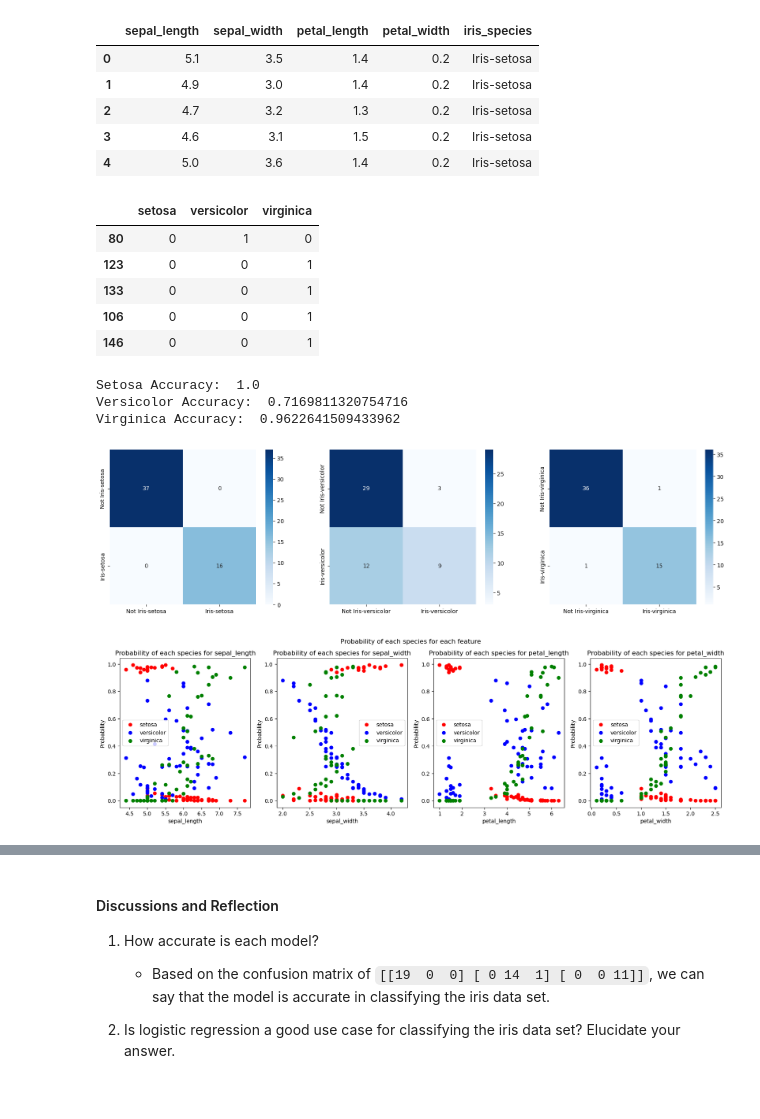
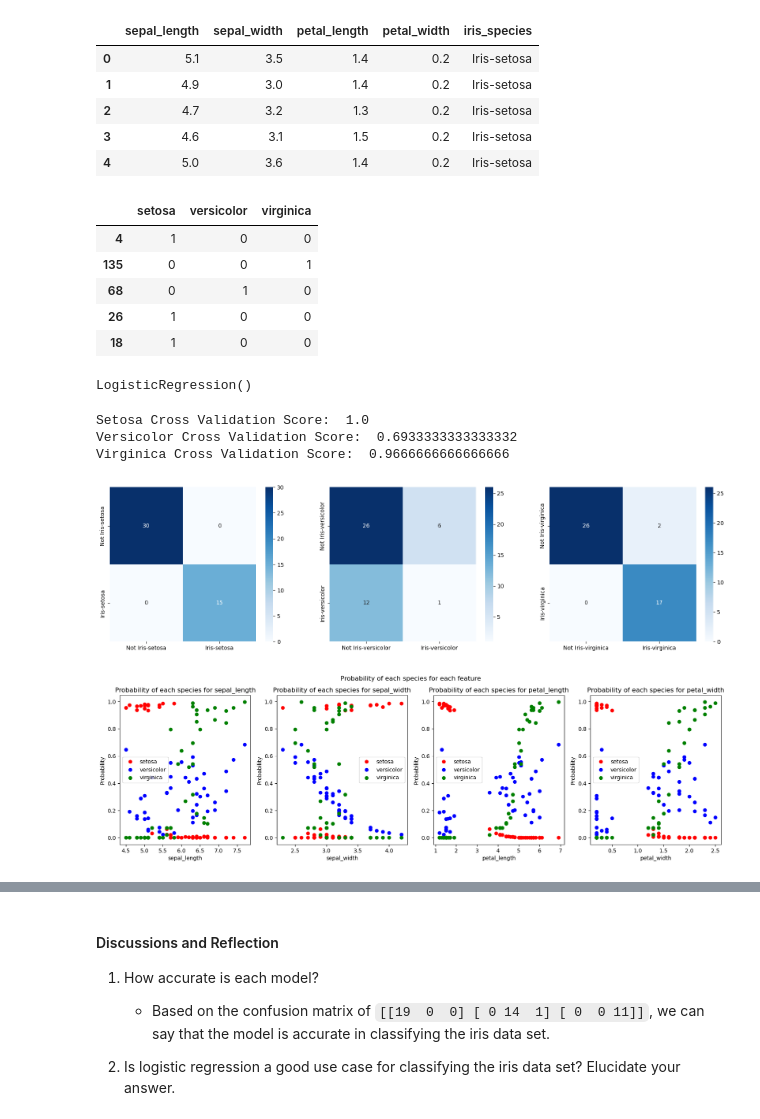
Before and after one commit to Pipaolo/cs-machine-learning, a Jupyter notebook: machinelearning_activity3.ipynb, the cells around one changed output, grey strips where cells are left out. Drawn from its saved outputs; the diff is of its cells as text; code cells hidden in the pictures; blank space fills up the shorter version.

Commit message:
fix: fixed training data for activity for the day 3

```diff
--- a/machinelearning_activity3.ipynb
+++ b/machinelearning_activity3.ipynb
@@ -86,19 +86,13 @@ def load_data():
     return x, y, df
 
 def split_data(x, y):
-    x_train, x_test, y_train, y_test = train_test_split(x, y, test_size=0.35, random_state=0)
+    x_train, x_test, y_train, y_test = train_test_split(x, y, test_size=0.30, )
     # Transform the data
-    sc = StandardScaler()
-    x_train = sc.fit_transform(x_train)
-    x_test = sc.transform(x_test)
+    # sc = StandardScaler()
+    # x_train = sc.fit_transform(x_train)
+    # x_test = sc.transform(x_test)
 
-    return x_train, x_test, y_train, y_test, sc
-
-def train_data(x_train, x_test, y_train, y_test):
-    # Train the model
-    classifier = LogisticRegression(random_state=0)
-    classifier.fit(x_train, y_train)
-    return classifier
+    return x_train, x_test, y_train, y_test
 
 def predict_data(classifier, values):
     values = np.array(values).reshape(1, -1)
@@ -122,41 +116,49 @@ def show_confusion_matrix(species:str, y_test, y_pred, ax=None):
     plt.ylabel('Actual')
 # %%
 x, grouped_y, df = load_data()
-x_train, x_test, y_train, y_test,sc = split_data(x, grouped_y)
-x_train_set, y_train_set = sc.inverse_transform(x_train), y_train
-x_test_set, y_test_set = sc.inverse_transform(x_test), y_test
+x_train, x_test, y_train, y_test = split_data(x, grouped_y)
 
 y_train.head()
 # %% [output]
 |  | setosa | versicolor | virginica |
-| 80 | 0 | 1 | 0 |
-| 123 | 0 | 0 | 1 |
-| 133 | 0 | 0 | 1 |
-| 106 | 0 | 0 | 1 |
-| 146 | 0 | 0 | 1 |
+| 4 | 1 | 0 | 0 |
+| 135 | 0 | 0 | 1 |
+| 68 | 0 | 1 | 0 |
+| 26 | 1 | 0 | 0 |
+| 18 | 1 | 0 | 0 |
 # %%
 # Create the different models for each species
 setosa_y_train = y_train['setosa']
 setosa_y_test = y_test['setosa']
-setosa_classifier = train_data(x_train, x_test, setosa_y_train, setosa_y_test)
+setosa_classifier = LogisticRegression()
+setosa_classifier.fit(x_train, setosa_y_train)
 
 
 versicolor_y_train = y_train['versicolor']
 versicolor_y_test = y_test['versicolor']
-versicolor_classifier = train_data(x_train, x_test, versicolor_y_train, versicolor_y_test)
+versicolor_classifier = LogisticRegression()
+versicolor_classifier.fit(x_train, versicolor_y_train)
 
 virginica_y_train = y_train['virginica']
 virginica_y_test = y_test['virginica']
-virginica_classifier = train_data( x_train, x_test, virginica_y_train, virginica_y_test)
-
-# Print the accuracy score of each model
-print('Setosa Accuracy: ', setosa_classifier.score(x_test, setosa_y_test))
-print('Versicolor Accuracy: ', versicolor_classifier.score(x_test, versicolor_y_test))
-print('Virginica Accuracy: ', virginica_classifier.score(x_test, virginica_y_test))
+virginica_classifier = LogisticRegression()
+virginica_classifier.fit(x_train, virginica_y_train)
 # %% [output]
-Setosa Accuracy:  1.0
-Versicolor Accuracy:  0.7169811320754716
-Virginica Accuracy:  0.9622641509433962
+LogisticRegression()
+# %%
+# Evaluate the different models for each species
+from sklearn.model_selection import cross_val_score
+setosa_cross_val_score = cross_val_score(setosa_classifier, x, grouped_y['setosa'], cv=10)
+versicolor_cross_val_score = cross_val_score(versicolor_classifier, x, grouped_y['versicolor'], cv=10)
+virginica_cross_val_score = cross_val_score(virginica_classifier, x, grouped_y['virginica'], cv=10)
+
+print("Setosa Cross Validation Score: ", setosa_cross_val_score.mean())
+print("Versicolor Cross Validation Score: ", versicolor_cross_val_score.mean())
+print("Virginica Cross Validation Score: ", virginica_cross_val_score.mean())
+# %% [output]
+Setosa Cross Validation Score:  1.0
+Versicolor Cross Validation Score:  0.6933333333333332
+Virginica Cross Validation Score:  0.9666666666666666
 # %%
 # Show the confusion matrix for each species
 fig, ax = plt.subplots(1, 3, figsize=(20, 5))
@@ -173,37 +175,37 @@ versicolor_probs = versicolor_classifier.predict_proba(x_test)
 virginica_probs = virginica_classifier.predict_proba(x_test)
 
 
 '''
     Show the predictions graph for each species with their respective features:
     - sepal_length
     - sepal_width
     - petal_length
     - petal_width
 '''
 
 columns = ['sepal_length', 'sepal_width', 'petal_length', 'petal_width']
 
 columns_color_mapping = {
     0: 'red',
     1: 'blue',
     2: 'green',
     3: 'orange'
 }
 
 scatter_fig, scatter_ax = plt.subplots(1, 4, figsize=(20, 5))
 scatter_fig.suptitle('Probability of each species for each feature')
 
 for i in range(len(columns)):
-    scatter_ax[i].scatter(x_test_set[:, i], setosa_probs[:, 1], color=columns_color_mapping[0])
-    scatter_ax[i].scatter(x_test_set[:, i], versicolor_probs[:, 1], color=columns_color_mapping[1])
-    scatter_ax[i].scatter(x_test_set[:, i], virginica_probs[:, 1], color=columns_color_mapping[2])
+    scatter_ax[i].scatter(x_test.iloc[:, i], setosa_probs[:, 1], color=columns_color_mapping[0])
+    scatter_ax[i].scatter(x_test.iloc[:, i], versicolor_probs[:, 1], color=columns_color_mapping[1])
+    scatter_ax[i].scatter(x_test.iloc[:, i], virginica_probs[:, 1], color=columns_color_mapping[2])
 
     scatter_ax[i].set_xlabel(columns[i])
     scatter_ax[i].set_ylabel('Probability')
     scatter_ax[i].set_title('Probability of each species for ' + columns[i])
     scatter_ax[i].legend(['setosa', 'versicolor', 'virginica'])
 # %% [output]
-[figure, old version]
+[figure, new version]
-[figure, old version]
+[figure, new version]
 # %%
 # Get the min and max values for each feature this will be used for validating the user input
```
Also changed, not shown: parts of 3 cells of this notebook.
